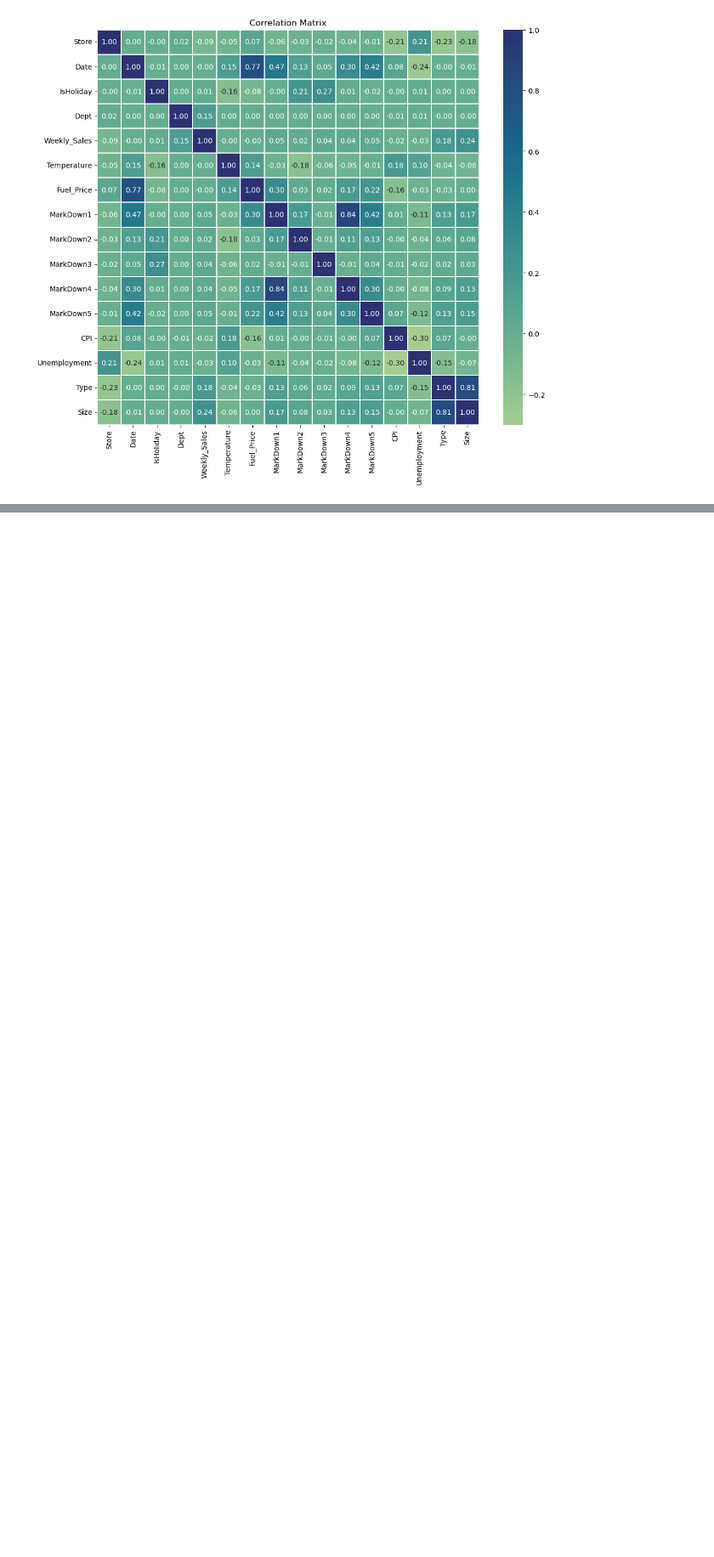
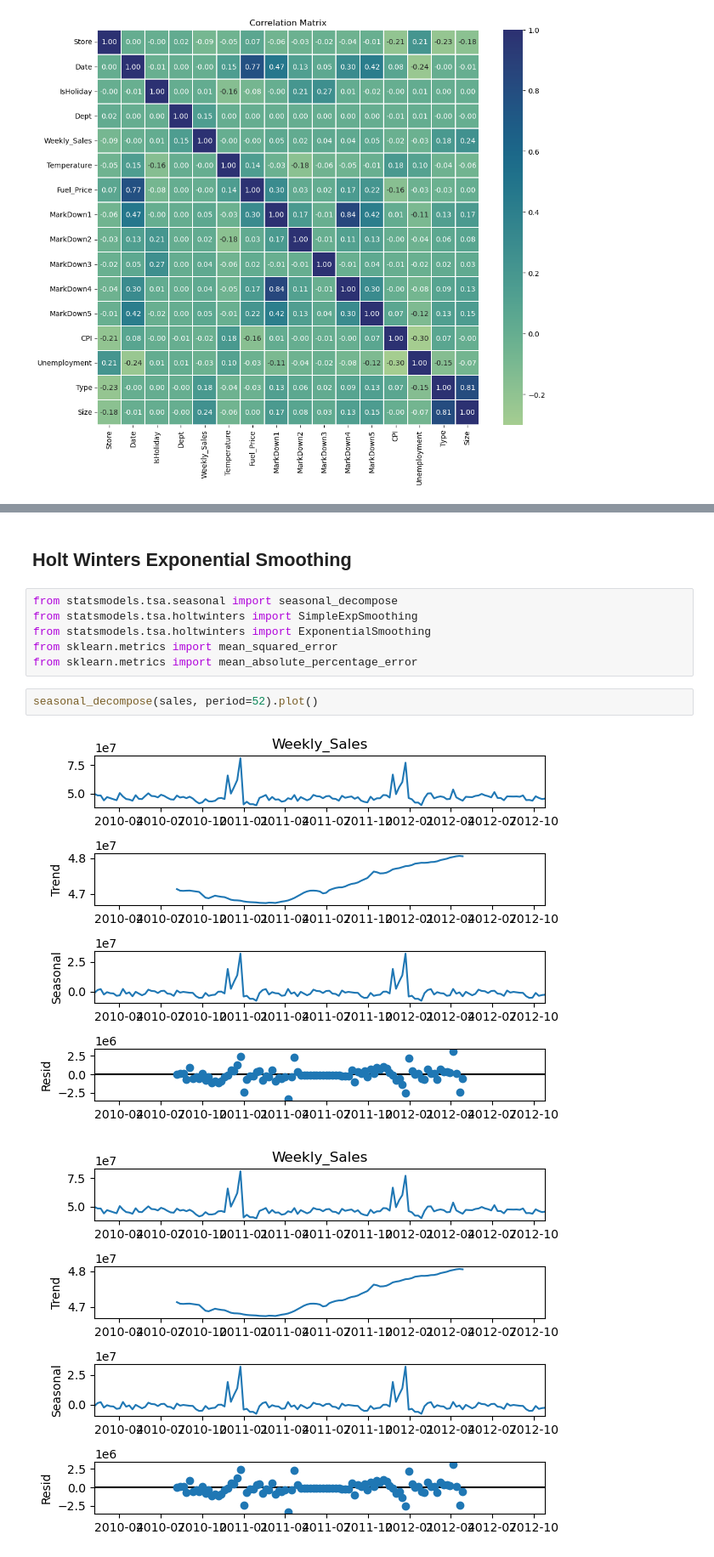
Before and after one commit to FelixRaph/Data-Science-Portfolio, a Jupyter notebook: Time_Series_Forecasting.ipynb, the cells around one changed output, grey strips where cells are left out. Shown at 85% size. Cells and saved outputs as stored; diff of their text form; blank space fills up the shorter version.

```diff
--- a/Time_Series_Forecasting.ipynb
+++ b/Time_Series_Forecasting.ipynb
@@ -127,0 +345,13 @@ Perform Linear Regression Prediction, Random Forest and XGBoost (Gradient Boosti
+# %% [markdown]
+## Holt Winters Exponential Smoothing
+# %%
+from statsmodels.tsa.seasonal import seasonal_decompose
+from statsmodels.tsa.holtwinters import SimpleExpSmoothing
+from statsmodels.tsa.holtwinters import ExponentialSmoothing
+from sklearn.metrics import mean_squared_error
+from sklearn.metrics import mean_absolute_percentage_error
+# %%
+seasonal_decompose(sales, period=52).plot()
+# %% [output]
+[figure, added]
+[figure, added]
```
Also changed, not shown: parts of 30 cells of this notebook.
